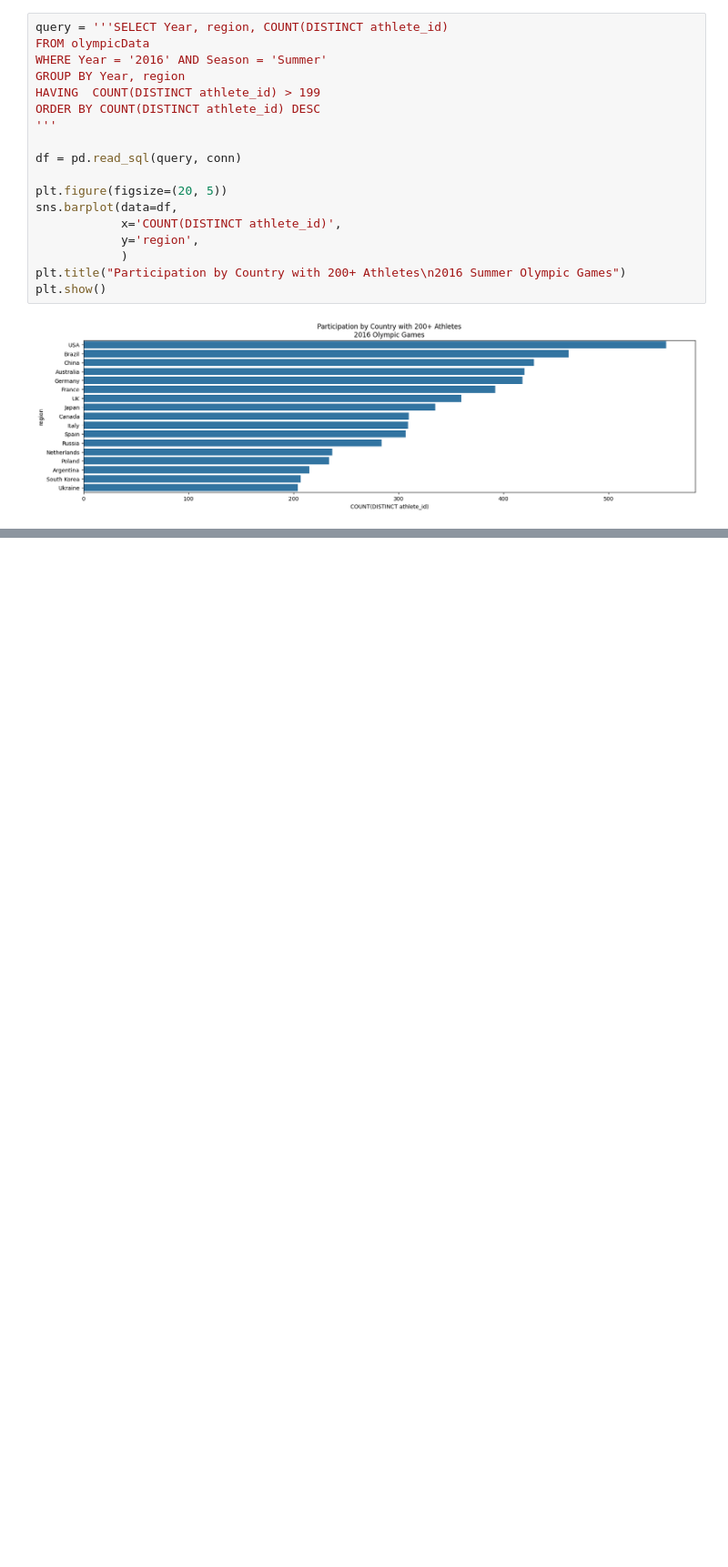
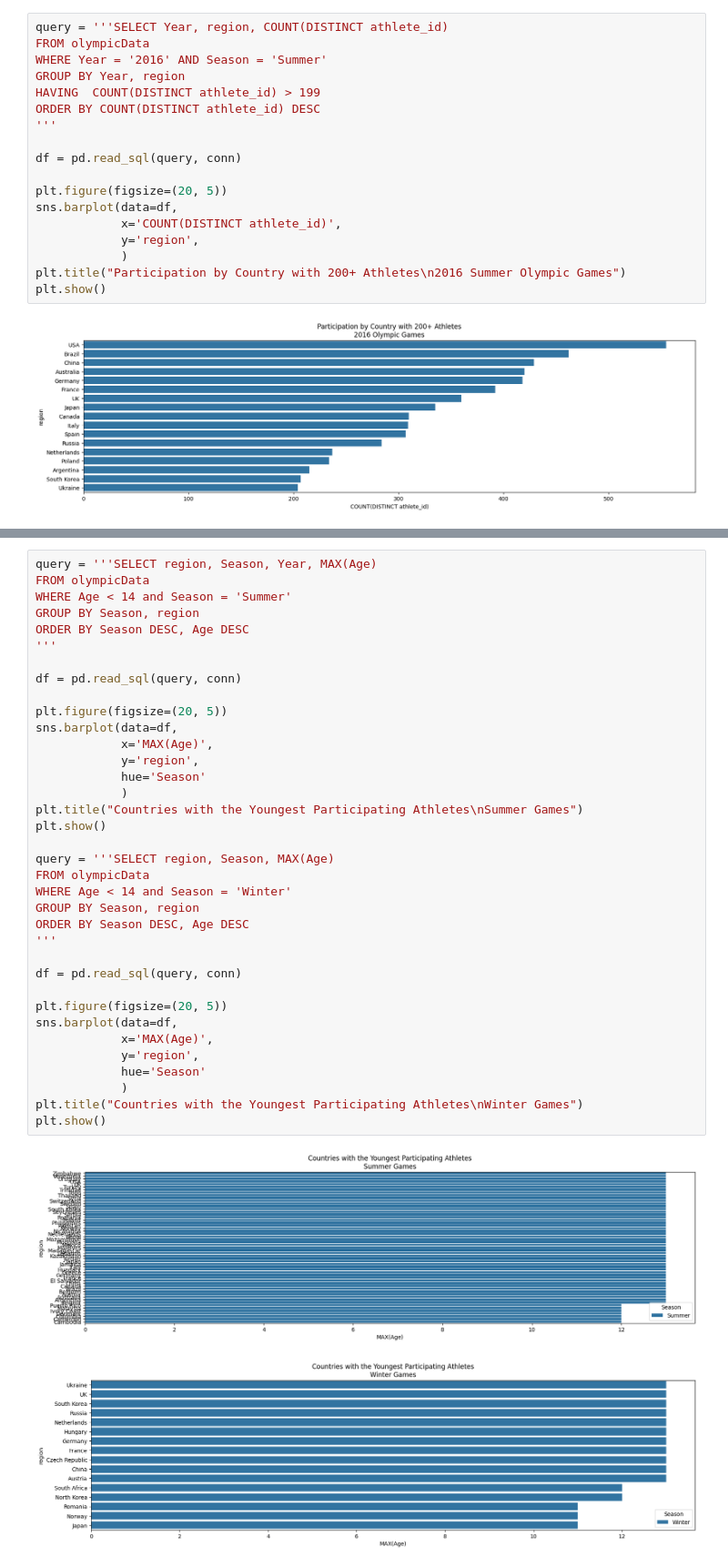
Before and after one commit to nhansen23/datafun-06-eda, a Jupyter notebook: nicole_eda.ipynb, the cells around one changed output, grey strips where cells are left out. Shown at 91% size. Saved outputs shown, nothing was run; the diff lists cells and outputs as text; blank space fills up the shorter version.

```diff
--- a/nicole_eda.ipynb
+++ b/nicole_eda.ipynb
@@ -443,0 +463,39 @@ for the 2016 Summer Olympic games.
+# %%
+query = '''SELECT region, Season, Year, MAX(Age)
+FROM olympicData
+WHERE Age < 14 and Season = 'Summer'
+GROUP BY Season, region
+ORDER BY Season DESC, Age DESC
+'''
+
+df = pd.read_sql(query, conn)
+
+plt.figure(figsize=(20, 5))
+sns.barplot(data=df,
+            x='MAX(Age)',
+            y='region',
+            hue='Season'
+            )
+plt.title("Countries with the Youngest Participating Athletes\nSummer Games")
+plt.show()
+
+query = '''SELECT region, Season, MAX(Age)
+FROM olympicData
+WHERE Age < 14 and Season = 'Winter'
+GROUP BY Season, region
+ORDER BY Season DESC, Age DESC
+'''
+
+df = pd.read_sql(query, conn)
+
+plt.figure(figsize=(20, 5))
+sns.barplot(data=df,
+            x='MAX(Age)',
+            y='region',
+            hue='Season'
+            )
+plt.title("Countries with the Youngest Participating Athletes\nWinter Games")
+plt.show()
+# %% [output]
+[figure, added]
+[figure, added]
```
Also changed, not shown: parts of 15 cells of this notebook.
